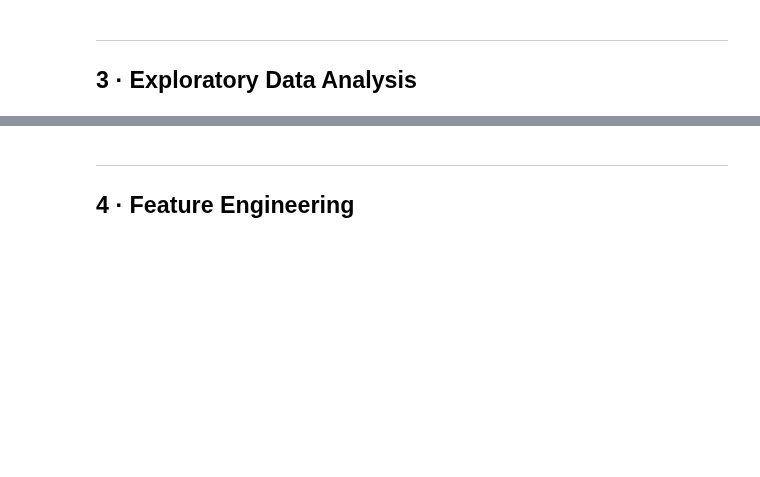
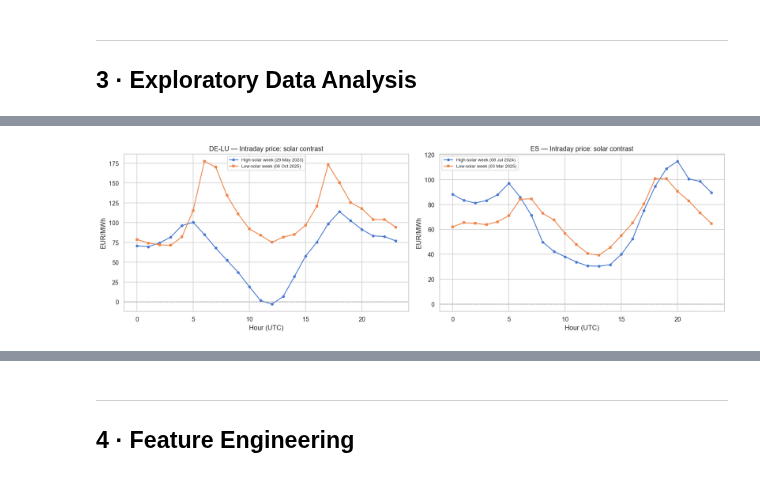
Before and after one commit to lturgut/electricity-forecast, a Jupyter notebook: model.ipynb, the cells around one changed output, grey strips where cells are left out. Saved outputs shown, nothing was run; the diff lists cells and outputs as text; code cells hidden in the pictures; blank space fills up the shorter version.

```diff
--- a/model.ipynb
+++ b/model.ipynb
@@ -335,0 +378,39 @@ for zone, df in merged.items():
+# %%
+# ── 2. Zoom: one sunny week vs one cloudy week — intraday shape ──────────────
+# Pick a high-solar week and a low-solar week from recent data
+def pick_week(zone, high_solar=True):
+    df = merged[zone]
+    weekly_solar = df['solar_radiation'].resample('1W').mean()
+    if high_solar:
+        week_start = weekly_solar.idxmax() - pd.Timedelta(days=weekly_solar.idxmax().dayofweek)
+    else:
+        # Low solar but not winter (avoid heating distortion) — use spring/autumn
+        spring = weekly_solar[(weekly_solar.index.month.isin([3,4,9,10]))]
+        week_start = spring.idxmin() - pd.Timedelta(days=spring.idxmin().dayofweek)
+    week_start = week_start.floor('D')
+    return df.loc[week_start: week_start + pd.Timedelta(days=6), 'price']
+
+fig, axes = plt.subplots(1, 2, figsize=(16, 5))
+
+for ax, (zone, _) in zip(axes, merged.items()):
+    sunny  = pick_week(zone, high_solar=True)
+    cloudy = pick_week(zone, high_solar=False)
+
+    # Plot hourly intraday average across each week
+    sunny_profile  = sunny.groupby(sunny.index.hour).mean()
+    cloudy_profile = cloudy.groupby(cloudy.index.hour).mean()
+
+    ax.plot(sunny_profile.index,  sunny_profile.values,  marker='o', ms=4,
+            label=f'High-solar week ({sunny.index[0].strftime("%d %b %Y")})')
+    ax.plot(cloudy_profile.index, cloudy_profile.values, marker='s', ms=4,
+            label=f'Low-solar week ({cloudy.index[0].strftime("%d %b %Y")})')
+    ax.axhline(0, color='gray', lw=0.8, ls='--')
+    ax.set_title(f'{zone} — Intraday price: solar contrast')
+    ax.set_xlabel('Hour (UTC)')
+    ax.set_ylabel('EUR/MWh')
+    ax.legend(fontsize=8)
+
+plt.tight_layout()
+plt.show()
+# %% [output]
+[figure, added]
```
Also changed, not shown: parts of 30 cells of this notebook, 1 other file.
